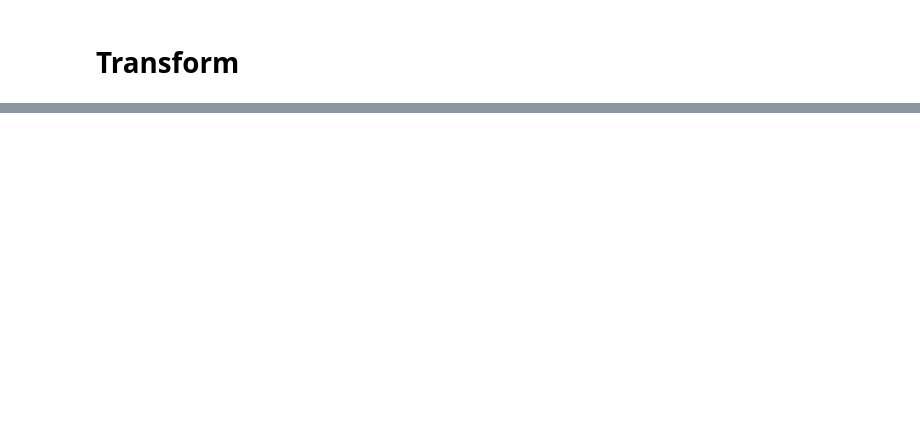
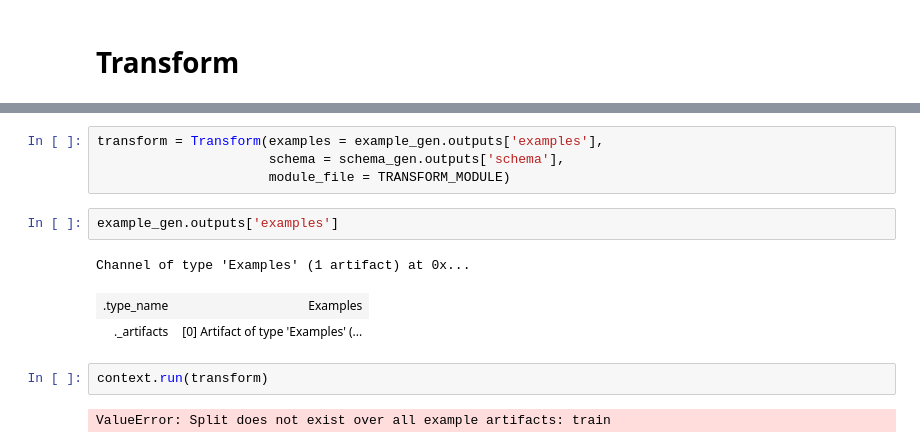
Before and after one commit to carlosmonsivais123/TFX-football-manager-2022, a Jupyter notebook: tfx_trial1.ipynb, the cells around one changed output, grey strips where cells are left out. Drawn from its saved outputs; the diff is of its cells as text; blank space fills up the shorter version.

Commit message:
new updates up to transform

```diff
--- a/tfx_trial1.ipynb
+++ b/tfx_trial1.ipynb
@@ -225,0 +273,14 @@ context.show(example_validator.outputs['output'])
+# %%
+transform = Transform(examples = example_gen.outputs['examples'],
+                      schema = schema_gen.outputs['schema'],
+                      module_file = TRANSFORM_MODULE)
+# %%
+example_gen.outputs['examples']
+# %% [output]
+Channel of type 'Examples' (1 artifact) at 0x...
+| .type_name | Examples |
+| ._artifacts | [0] Artifact of type 'Examples' (... |
+# %%
+context.run(transform)
+# %% [output]
+ValueError: Split does not exist over all example artifacts: train
```
Also changed, not shown: parts of 20 cells of this notebook, 49 other files.
